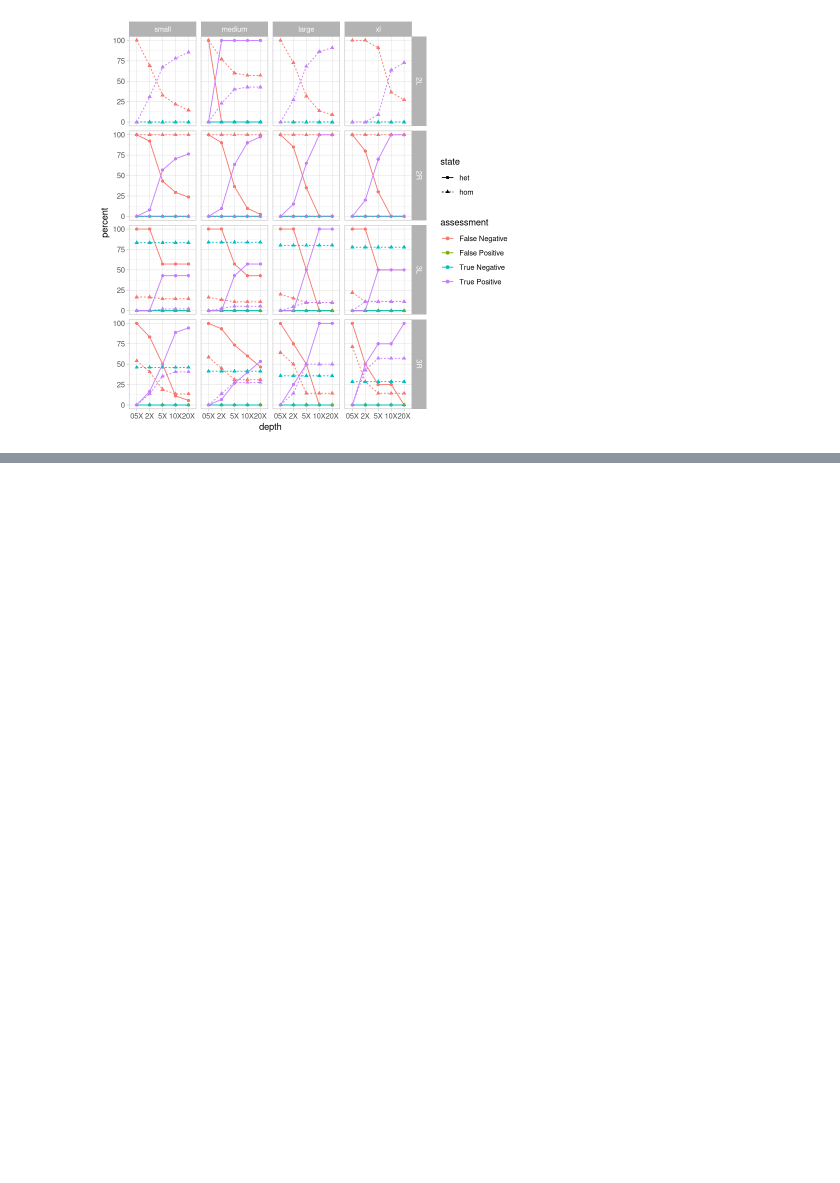
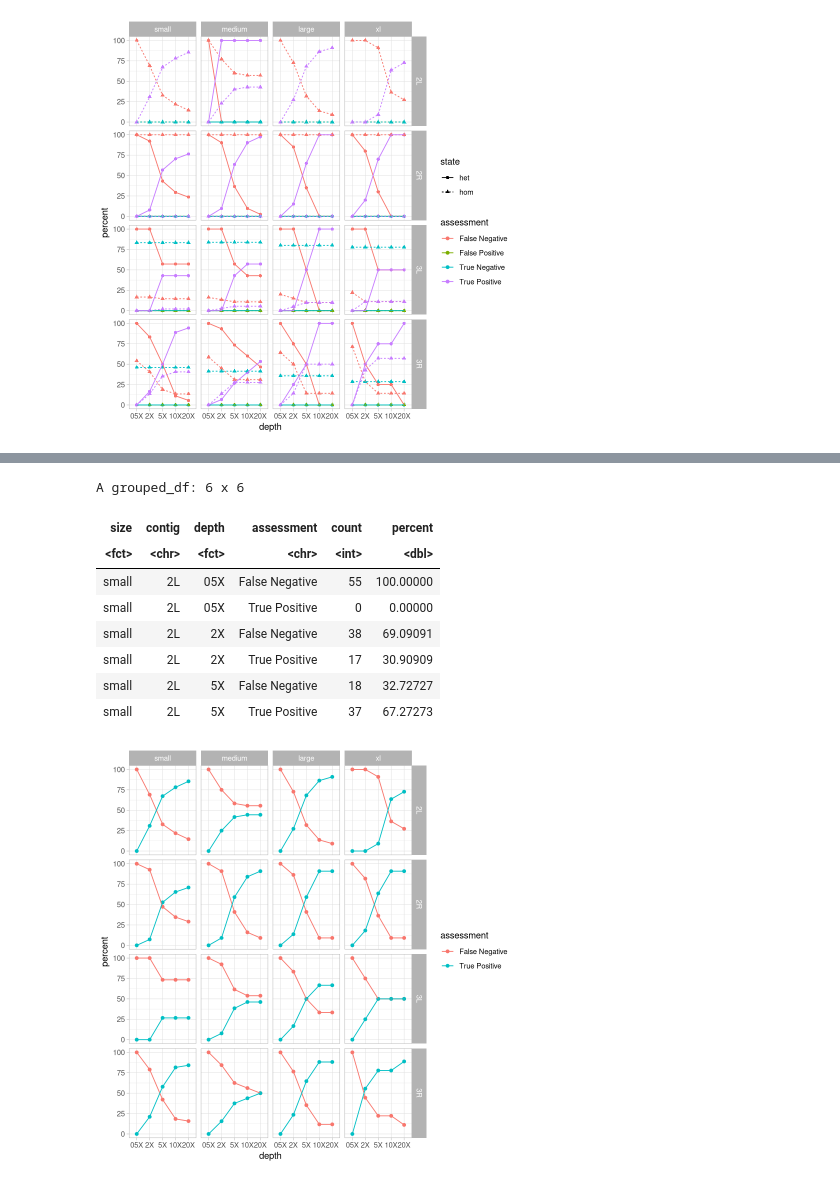
Before and after one commit to pdimens/haplotagging_simulations, a Jupyter notebook: assess_called_inversions.ipynb, the cells around one changed output, grey strips where cells are left out. Cells and saved outputs as stored; diff of their text form; code cells hidden in the pictures; blank space fills up the shorter version.

Commit message:
more plots

```diff
--- a/assess_called_inversions.ipynb
+++ b/assess_called_inversions.ipynb
@@ -338,0 +344,23 @@ ggplot(assessment_by_contig_state, aes(x = depth, y = percent, color = assessmen
+# %%
+assessment_positive_contig <- filter(assessment, present, assessment %in% c("True Positive", "False Negative")) %>% group_by(size, contig, depth, assessment) %>%
+    summarize_at("count", ~ sum(.x)) %>%
+    group_by(size, contig, depth) %>%
+    mutate(percent = count/sum(count) * 100)
+head(assessment_positive_contig)
+
+ggplot(assessment_positive_contig, aes(x = depth, y = percent, color = assessment, group = assessment)) +
+    geom_point() +
+    geom_line() +
+    theme_light() +
+    facet_grid(rows = vars(contig), cols = vars(size))
+# %% [output]
+A grouped_df: 6 x 6
+| size | contig | depth | assessment | count | percent |
+| <fct> | <chr> | <fct> | <chr> | <int> | <dbl> |
+| small | 2L | 05X | False Negative | 55 | 100.00000 |
+| small | 2L | 05X | True Positive | 0 | 0.00000 |
+| small | 2L | 2X | False Negative | 38 | 69.09091 |
+| small | 2L | 2X | True Positive | 17 | 30.90909 |
+| small | 2L | 5X | False Negative | 18 | 32.72727 |
+| small | 2L | 5X | True Positive | 37 | 67.27273 |
+[figure, added]
```
Also changed, not shown: parts of 7 cells of this notebook.
